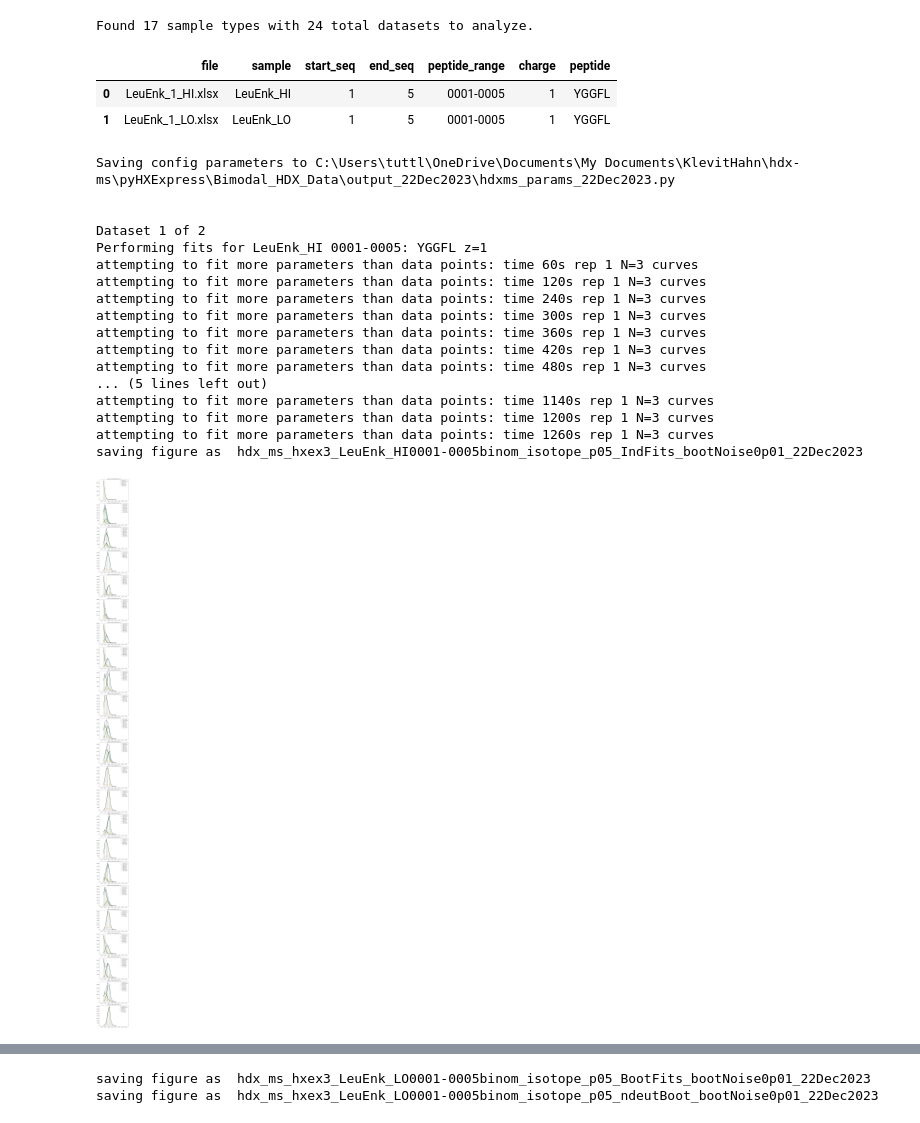
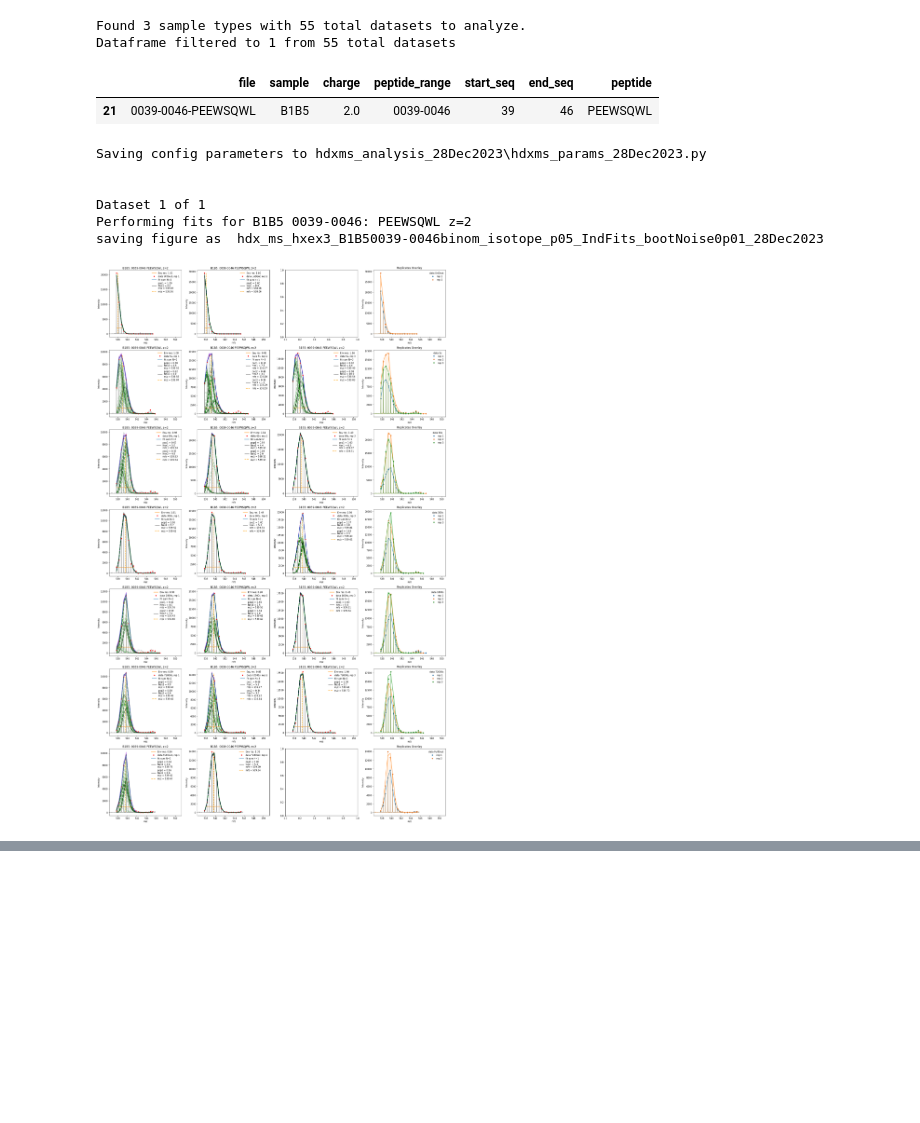
Before and after one commit to tuttlelm/pyHXExpress, a Jupyter notebook: hxex_notebook.ipynb, the cells around one changed output, grey strips where cells are left out. Cells and saved outputs as stored; diff of their text form; code cells hidden in the pictures; blank space fills up the shorter version.

```diff
--- a/hxex_notebook.ipynb
+++ b/hxex_notebook.ipynb
@@ -1,46 +1,33 @@
-# %%
-import pyhxexpress
-#import config
-import test_config as config
-pyhxexpress.config = config  ## must do this if using name other than config.py
-import os
 # %%
 import os
 import importlib
-import pyhxexpress
-#import config
-#import hdxms_params_22Dec2023 as saved_config
-import test_config as config
+import pyhxexpress as hxex
+import config
+#import hdxms_params_22Dec2023 as config
+#import test_config as config
 
-importlib.reload(pyhxexpress)
+importlib.reload(hxex)
 importlib.reload(config)
-pyhxexpress.config = config
+hxex.config = config
 
+#help(hxex)
 
-metadf = pyhxexpress.get_metadf()
-metadf = metadf[0:2]
-display(metadf)
-pyhxexpress.run_hdx_fits(metadf)
+hxex.config.Hide_Figure_Output = False
+
+metadf = hxex.get_metadf()
+#metadf = metadf[0:1]
+filtered = hxex.filter_metadf(metadf,index=21)#[*range(0,50)],charge=2, samples='B1B5')
+display(filtered)
+hxex.run_hdx_fits(filtered)
 # %% [output]
-Found 17 sample types with 24 total datasets to analyze.
+Found 3 sample types with 55 total datasets to analyze.
+Dataframe filtered to 1 from 55 total datasets
-|  | file | sample | start_seq | end_seq | peptide_range | charge | peptide |
-| 0 | LeuEnk_1_HI.xlsx | LeuEnk_HI | 1 | 5 | 0001-0005 | 1 | YGGFL |
-| 1 | LeuEnk_1_LO.xlsx | LeuEnk_LO | 1 | 5 | 0001-0005 | 1 | YGGFL |
+|  | file | sample | charge | peptide_range | start_seq | end_seq | peptide |
+| 21 | 0039-0046-PEEWSQWL | B1B5 | 2.0 | 0039-0046 | 39 | 46 | PEEWSQWL |
-Saving config parameters to C:\Users\tuttl\OneDrive\Documents\My Documents\KlevitHahn\hdx-ms\pyHXExpress\Bimodal_HDX_Data\output_22Dec2023\hdxms_params_22Dec2023.py
+Saving config parameters to hdxms_analysis_28Dec2023\hdxms_params_28Dec2023.py
 
 
-Dataset 1 of 2
-Performing fits for LeuEnk_HI 0001-0005: YGGFL z=1
-attempting to fit more parameters than data points: time 60s rep 1 N=3 curves
-attempting to fit more parameters than data points: time 120s rep 1 N=3 curves
-attempting to fit more parameters than data points: time 240s rep 1 N=3 curves
-attempting to fit more parameters than data points: time 300s rep 1 N=3 curves
-attempting to fit more parameters than data points: time 360s rep 1 N=3 curves
-attempting to fit more parameters than data points: time 420s rep 1 N=3 curves
-attempting to fit more parameters than data points: time 480s rep 1 N=3 curves
-... (5 lines left out)
-attempting to fit more parameters than data points: time 1140s rep 1 N=3 curves
-attempting to fit more parameters than data points: time 1200s rep 1 N=3 curves
-attempting to fit more parameters than data points: time 1260s rep 1 N=3 curves
-saving figure as  hdx_ms_hxex3_LeuEnk_HI0001-0005binom_isotope_p05_IndFits_bootNoise0p01_22Dec2023
+Dataset 1 of 1
+Performing fits for B1B5 0039-0046: PEEWSQWL z=2
+saving figure as  hdx_ms_hxex3_B1B50039-0046binom_isotope_p05_IndFits_bootNoise0p01_28Dec2023
-[figure, old version]
+[figure, new version]
@@ -69,2 +37,0 @@ saving figure as  hdx_ms_hxex3_LeuEnk_LO0001-0005binom_isotope_p05_IndFits_bootN
-saving figure as  hdx_ms_hxex3_LeuEnk_LO0001-0005binom_isotope_p05_BootFits_bootNoise0p01_22Dec2023
-saving figure as  hdx_ms_hxex3_LeuEnk_LO0001-0005binom_isotope_p05_ndeutBoot_bootNoise0p01_22Dec2023
```
Also changed, not shown: parts of 2 cells of this notebook, 13 other files.
